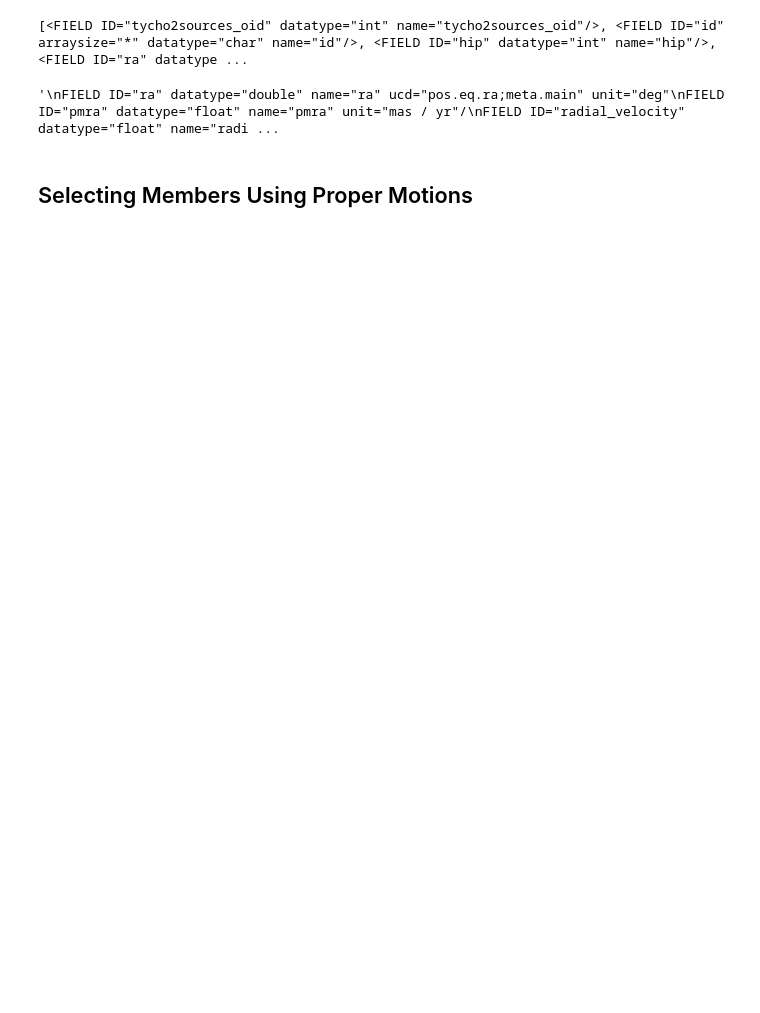
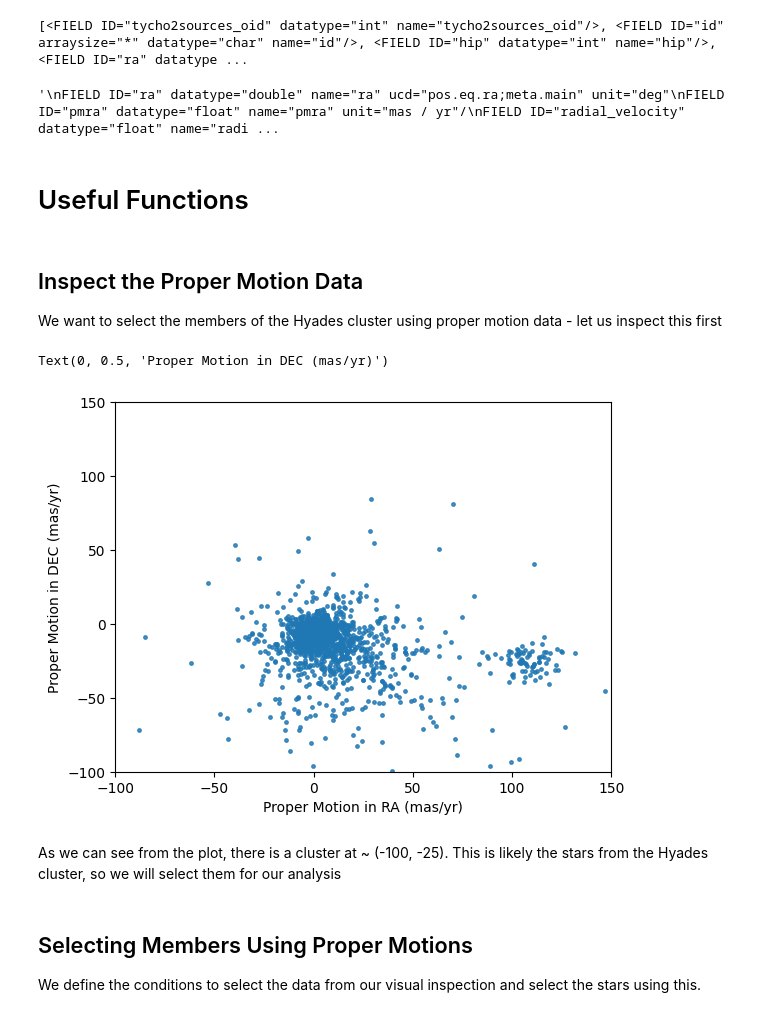
Before and after one commit to ShashanthS/MovingClustersProject, a Jupyter notebook: MovingClusters.ipynb, the cells around one changed output. Drawn from its saved outputs; the diff is of its cells as text; code cells hidden in the pictures; blank space fills up the shorter version.

```diff
--- a/MovingClusters.ipynb
+++ b/MovingClusters.ipynb
@@ -22,8 +23,8 @@ FIELD ID="radial_velocity" datatype="float" name="radial_velocity" unit="km / s"
 # %% [output]
 [<FIELD ID="tycho2sources_oid" datatype="int" name="tycho2sources_oid"/>, <FIELD ID="id" arraysize="*" datatype="char" name="id"/>, <FIELD ID="hip" datatype="int" name="hip"/>, <FIELD ID="ra" datatype ...
 '\nFIELD ID="ra" datatype="double" name="ra" ucd="pos.eq.ra;meta.main" unit="deg"\nFIELD ID="pmra" datatype="float" name="pmra" unit="mas / yr"/\nFIELD ID="radial_velocity" datatype="float" name="radi ...
-# %% [markdown]
-<h2>Selecting Members Using Proper Motions</h2>
+# %% [markdown]
+# Useful Functions
 # %%
 def get_cond(pmra_range, pmdec_range):
     """
@@ -66,3 +72,21 @@ def plot_selected_coords(data, cond):
     plt.show()
     return selected_ra, selected_dec
+# %% [markdown]
+## Inspect the Proper Motion Data
+We want to select the members of the Hyades cluster using proper motion data - let us inspect this first
+# %%
+plt.plot(data['pmra'], data['pmdec'], '.', label='Field', alpha=.8, markersize=5)
+plt.xlim(-100, 150)
+plt.ylim(-100, 150)
+
+plt.xlabel('Proper Motion in RA (mas/yr)')
+plt.ylabel('Proper Motion in DEC (mas/yr)')
+# %% [output]
+Text(0, 0.5, 'Proper Motion in DEC (mas/yr)')
+[figure, added]
+# %% [markdown]
+As we can see from the plot, there is a cluster at ~ (-100, -25). This is likely the stars from the Hyades cluster, so we will select them for our analysis
+# %% [markdown]
+<h2>Selecting Members Using Proper Motions</h2>
+We define the conditions to select the data from our visual inspection and select the stars using this.
 # %%
```
Also changed, not shown: parts of 14 cells of this notebook.
